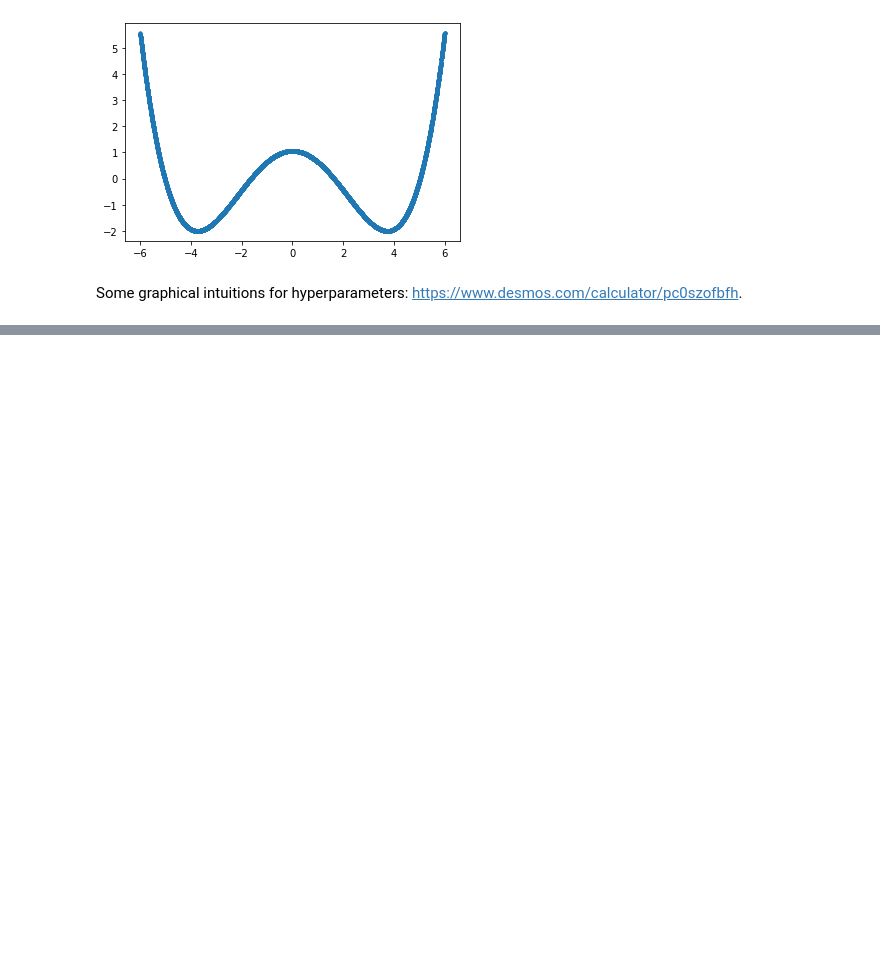
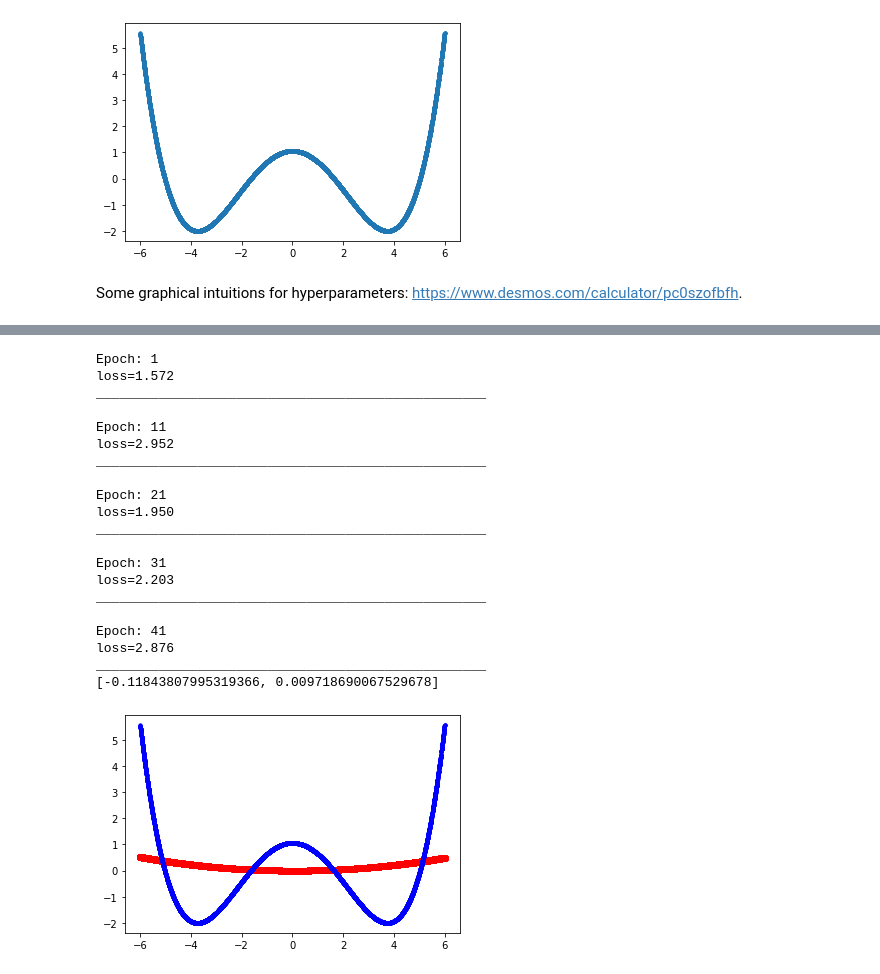
Before and after one commit to ZQZCalin/2-layer-skip-NN, a Jupyter notebook: counter-example.ipynb, the cells around one changed output, grey strips where cells are left out. Cells and saved outputs as stored; diff of their text form; code cells hidden in the pictures; blank space fills up the shorter version.

```diff
--- a/counter-example.ipynb
+++ b/counter-example.ipynb
@@ -202,0 +311,42 @@ To serve as a comparison, compare the previous freeze-and-train method with the
+# %%
+def black_box(model):
+    _optim = optim.Adam(model.parameters())
+
+    train_model(model, X, Y, epochs, batch_size, loss_fn, _optim)
+    test_model(model)
+# %%
+class first_layer_partial(nn.Module):
+    def __init__(self):
+        super().__init__()
+        self.sequential = nn.Sequential(
+            nn.Linear(1, 1),  # x -> ax+b
+            Lambda(quad_activation),  # (ax+b)^2
+        )
+
+    def forward(self, x):
+        return self.sequential(x)
+
+partial_1 = first_layer_partial()
+black_box(partial_1)
+# %% [output]
+Epoch: 1
+loss=1.572
+__________________________________________________
+
+Epoch: 11
+loss=2.952
+__________________________________________________
+
+Epoch: 21
+loss=1.950
+__________________________________________________
+
+Epoch: 31
+loss=2.203
+__________________________________________________
+
+Epoch: 41
+loss=2.876
+__________________________________________________
+[-0.11843807995319366, 0.009718690067529678]
+[figure, added]
```
Also changed, not shown: parts of 19 cells of this notebook.
